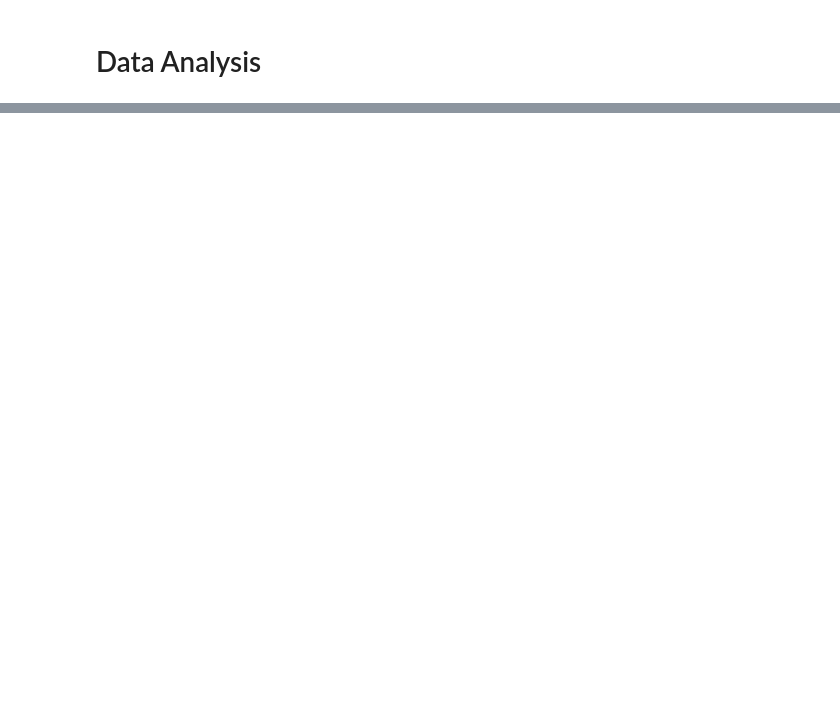
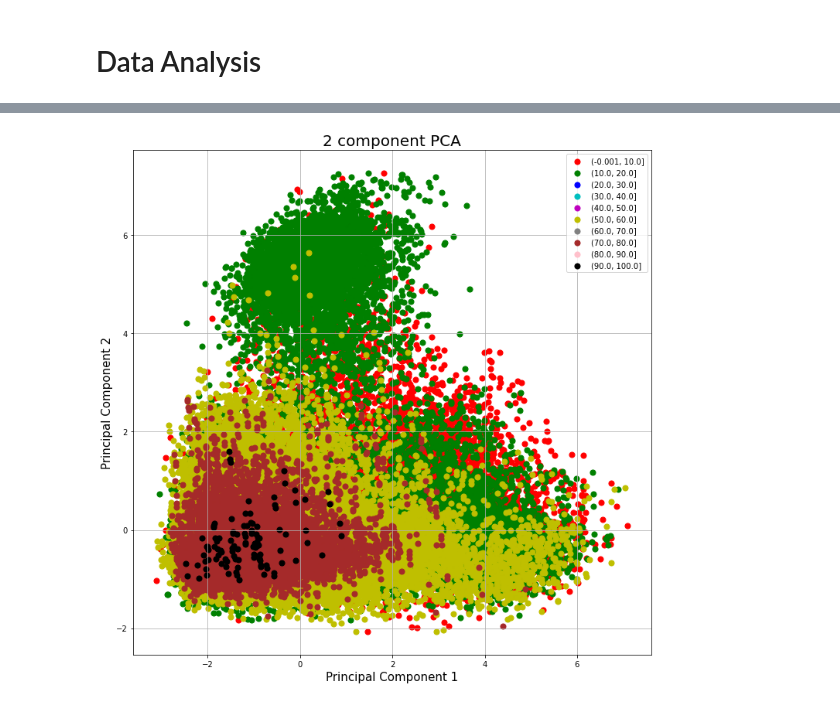
Before and after one commit to LeuphanaDataScience/ML-Lab, a Jupyter notebook: ML_music.ipynb, the cells around one changed output, grey strips where cells are left out. Saved outputs shown, nothing was run; the diff lists cells and outputs as text; code cells hidden in the pictures; blank space fills up the shorter version.

```diff
--- a/ML_music.ipynb
+++ b/ML_music.ipynb
@@ -222,0 +249,17 @@ pd.DataFrame.corr(music_df)
+# %%
+#Transform the popularity variable into ranges:
+bins = [0,10, 20, 30, 45, 50, 60, 70, 80, 90, 100]
+Y = pd.cut(music_df["popularity"],bins, include_lowest=True, right = True)
+# Y['popularity'] = Y['popularity'].apply(str)
+# Y.popularity = Y.popularity.astype(str)
+# %%
+# drop all non-numerical values and the target variable popularity so that we can apply PCA on the numerical-only dataframe
+music_df_scaled_num = music_df_scaled[["genre", "acousticness","danceability","duration_ms","energy","instrumentalness","key","liveness","loudness","mode","speechiness","tempo","time_signature","valence"]]
+# %%
+#PCA:
+pca = PCA(n_components=2)
+principalComponents = pca.fit_transform(music_df_scaled_num)
+principalDf = pd.DataFrame(data = principalComponents, columns = ['principal component 1', 'principal component 2'])
+finalDf = pd.concat([principalDf, Y], axis = 1)
+finalDf.popularity = finalDf.popularity.apply(str)# change buckets to string for PCA plot to work
+finalDf.head()
@@ -222,0 +273,18 @@ pd.DataFrame.corr(music_df)
+# %%
+fig = plt.figure(figsize = (12,12))
+ax = fig.add_subplot(1,1,1)
+ax.set_xlabel('Principal Component 1', fontsize = 15)
+ax.set_ylabel('Principal Component 2', fontsize = 15)
+ax.set_title('2 component PCA', fontsize = 20)
+targets = ["(-0.001, 10.0]", "(10.0, 20.0]","(20.0, 30.0] ","(30.0, 40.0]","(40.0, 50.0]","(50.0, 60.0]" ,"(60.0, 70.0] ","(70.0, 80.0]","(80.0, 90.0] ","(90.0, 100.0]"]
+colors = ['r', 'g', 'b', "c", "m", "y", "gray", "brown","pink","k"]
+for target, color in zip(targets,colors):
+    indicesToKeep = finalDf['popularity'] == target
+    ax.scatter(finalDf.loc[indicesToKeep, 'principal component 1']
+               , finalDf.loc[indicesToKeep, 'principal component 2']
+               , c = color
+               , s = 50)
+ax.legend(targets)
+ax.grid()
+# %% [output]
+[figure, added]
```
Also changed, not shown: parts of 11 cells of this notebook.
